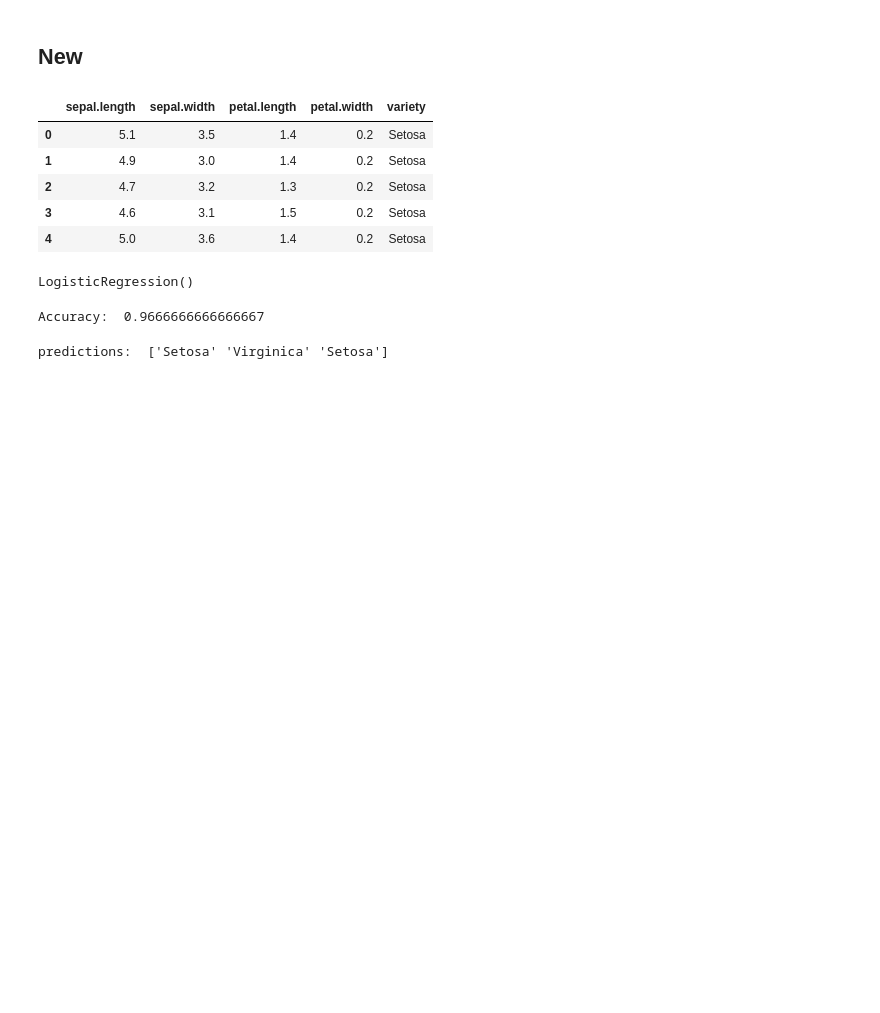
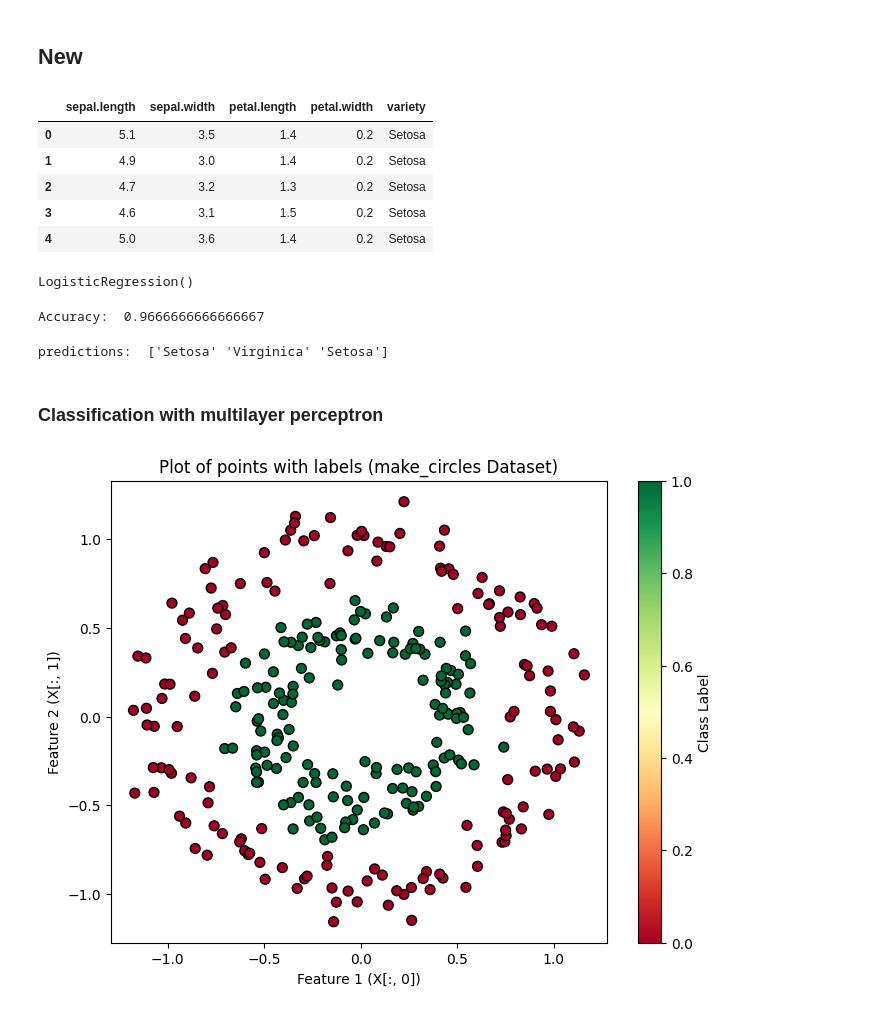
Before and after one commit to SmritiChettri/ML-Oracle, a Jupyter notebook: oracle_AI_foundations.ipynb, the cells around one changed output. Drawn from its saved outputs; the diff is of its cells as text; code cells hidden in the pictures; blank space fills up the shorter version.

Commit message:
interactive classification update

```diff
--- a/oracle_AI_foundations.ipynb
+++ b/oracle_AI_foundations.ipynb
@@ -123,3 +123,22 @@ predictions = model.predict(new_data_scaled)
 print("Predictions: ", predictions)
 # %% [output]
 predictions:  ['Setosa' 'Virginica' 'Setosa']
+# %% [markdown]
+### Classification with multilayer perceptron
+# %%
+import numpy as np
+import matplotlib.pyplot as plt
+from sklearn.datasets import make_circles
+# generate synthetic data (circles)
+x, y = make_circles(n_samples=300, noise=0.1, factor=0.5, random_state=0)
+
+#plot the points with their labels
+plt.figure(figsize=(8, 6))
+plt.scatter(x[:, 0], x[:, 1], c=y, cmap=plt.cm.RdYlGn, edgecolors='k', marker="o", s=50)
+plt.xlabel("Feature 1 (X[:, 0])")
+plt.ylabel("Feature 2 (X[:, 1])")
+plt.title("Plot of points with labels (make_circles Dataset)")
+plt.colorbar(label="Class Label")
+plt.show()
+# %% [output]
+[figure, added]
```
Also changed, not shown: parts of 3 cells of this notebook.
